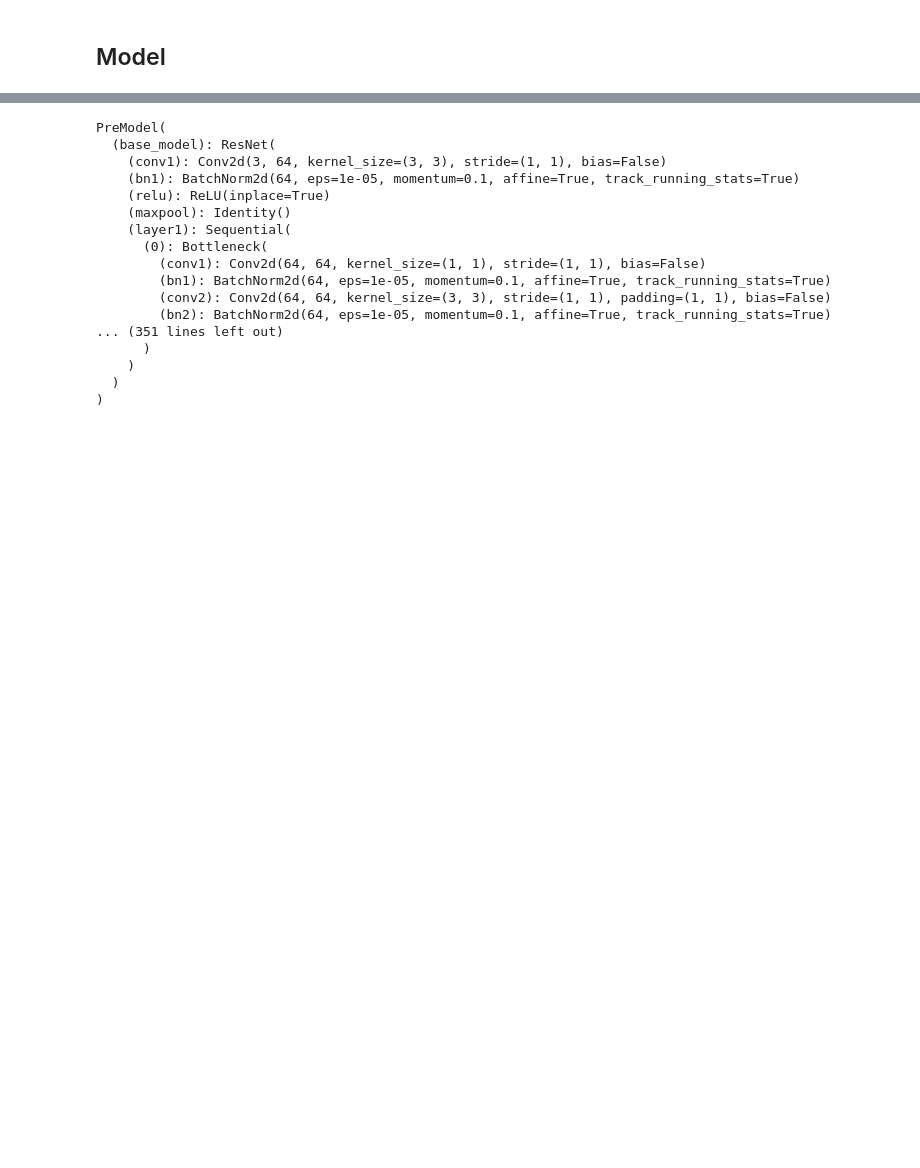
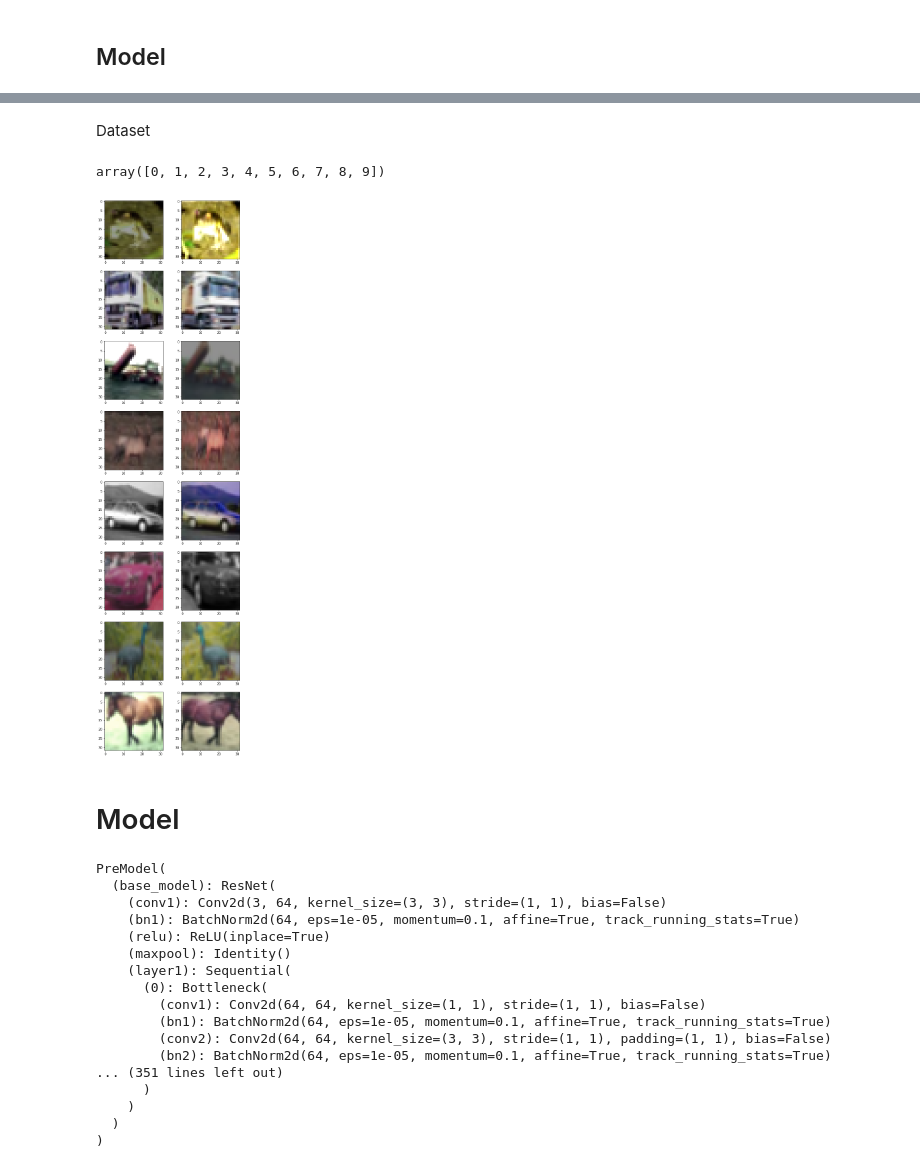
Before and after one commit to trieuneural/CIFAR, a Jupyter notebook: SImCLR_cifar10.ipynb, the cells around one changed output, grey strips where cells are left out. Saved outputs shown, nothing was run; the diff lists cells and outputs as text; code cells hidden in the pictures; blank space fills up the shorter version.

```diff
--- a/SImCLR_cifar10.ipynb
+++ b/SImCLR_cifar10.ipynb
@@ -609,0 +919,5 @@ class PreModel(nn.Module):  # with pretrain
+# %%
+images = data_batches.reshape((-1,3,32,32)).astype(np.float)
+test_images = test_batch.reshape((-1,3,32,32)).astype(np.float)
+
+print(images.shape, test_images.shape)
@@ -609,0 +926,3 @@ class PreModel(nn.Module):  # with pretrain
+# %%
+images = images
+test_images = test_images
@@ -609,0 +945,8 @@ class PreModel(nn.Module):  # with pretrain
+# %%
+train_images = images[:40000]
+val_images = images[40000:]
+train_labels = labels[:40000]
+val_labels = labels[40000:]
+# %%
+dg = C10DataGen('train',train_images, data_transforms)#train_df)
+dl = DataLoader(dg,batch_size = 128,drop_last=True)
@@ -609,0 +964,2 @@ class PreModel(nn.Module):  # with pretrain
+# %% [markdown]
+Dataset
@@ -610,2 +969,20 @@ class PreModel(nn.Module):  # with pretrain
+# %%
+np.unique(val_labels)
+# %% [output]
+array([0, 1, 2, 3, 4, 5, 6, 7, 8, 9])
+# %%
+MEAN = np.mean(images[:40000]/255.0,axis=(0,2,3),keepdims=True)
+STD = np.std(images[:40000]/255.0,axis=(0,2,3),keepdims=True)
+# Image after standardization
+fig,axs = plt.subplots(8,2,figsize=(8,32))
+for step,(x1,x2) in enumerate(dl):
+    for i in range(8):
+        axs[i,0].imshow((x1[i]*STD + MEAN).squeeze().permute(1,2,0).numpy())
+        axs[i,1].imshow((x2[i]*STD + MEAN).squeeze().permute(1,2,0).numpy())
+    break
+# %% [output]
+[figure, added]
+# %% [markdown]
+# Model
 # %%
 base_model = models.resnet50(pretrained=True)
```
Also changed, not shown: parts of 87 cells of this notebook.
